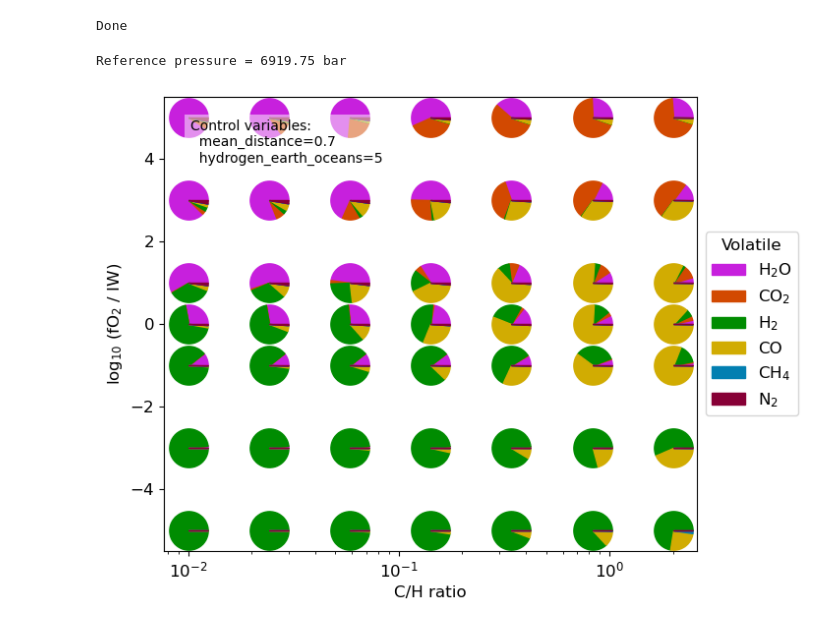
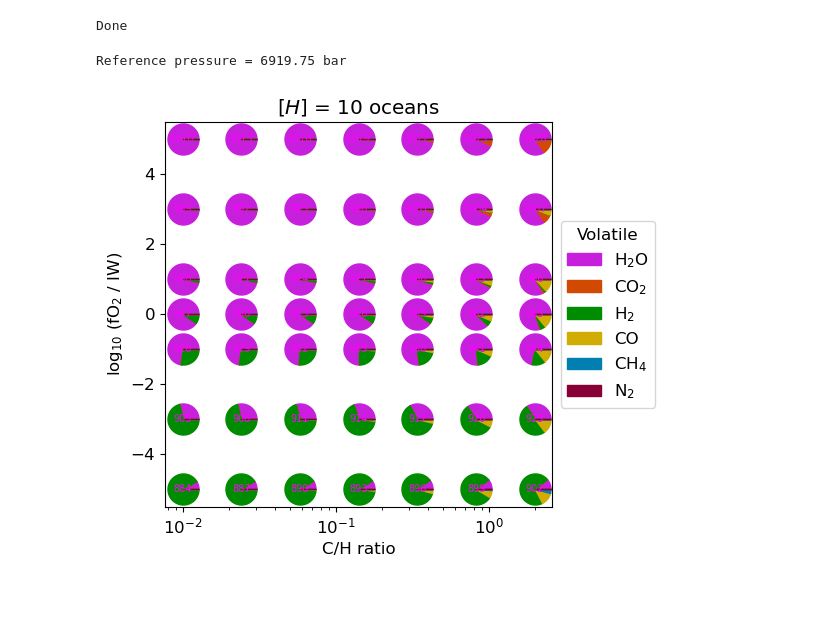
Before and after one commit to nichollsh/proteus_analysis, a Jupyter notebook: composition_pies.ipynb, the cells around one changed output. Saved outputs shown, nothing was run; the diff lists cells and outputs as text; code cells hidden in the pictures; blank space fills up the shorter version.

Commit message:
evolve spider plot

```diff
--- a/composition_pies.ipynb
+++ b/composition_pies.ipynb
@@ -45,7 +49,7 @@ def _pie(ax, x, y, s, ratios, colors, tris=50):
 
     return ax
 # %%
-def make_pies(x,x_lbl, y,y_lbl, control,plot_casenums=False,plot_controls=False, logx=False, logy=False):
+def make_pies(x,x_lbl, y,y_lbl, control,plot_casenums=False,plot_controls=False, plot_legend=True, logx=False, logy=False, title="", r_ref=800.0, outpath="output/recent_pies.pdf"):
     # Make plot
     x_plt = np.array([], dtype=float) # x variable
     y_plt = np.array([], dtype=float) # y variable
@@ -71,7 +75,7 @@ def make_pies(x,x_lbl, y,y_lbl, control,plot_casenums=False,plot_controls=False,
 
     b_plt = np.invert(g_plt)
 
-    fig,ax = plt.subplots(1,1, figsize=(7,6))
+    fig,ax = plt.subplots(1,1, figsize=(5,5))
 
     present = np.full(len(lg.volatile_species), False)
     for j,v in enumerate(lg.volatile_species):
@@ -82,7 +86,6 @@ def make_pies(x,x_lbl, y,y_lbl, control,plot_casenums=False,plot_controls=False,
 
     # Make the pies
     p_ref = np.amax(lg.access_hvars(hvars,"P_surf",-1))
-    r_ref = 800.0
     print("Reference pressure = %g bar"%p_ref)
     for i in range(len(x_plt)):
         ratios = []
@@ -98,11 +101,12 @@ def make_pies(x,x_lbl, y,y_lbl, control,plot_casenums=False,plot_controls=False,
         ax = _pie(ax, x_plt[i], y_plt[i], s, ratios, colors)
 
     # Legend
-    patches = []
-    for j,v in enumerate(lg.volatile_species):
-        if present[j]:
-            patches.append(mpatches.Patch(color=lg.volatile_colors[v], label=lg.volatile_pretty[v]))
-    ax.legend(handles=patches,loc='center left', bbox_to_anchor=(1, 0.5), title="Volatile")
+    if plot_legend:
+        patches = []
+        for j,v in enumerate(lg.volatile_species):
+            if present[j]:
+                patches.append(mpatches.Patch(color=lg.volatile_colors[v], label=lg.volatile_pretty[v]))
+        ax.legend(handles=patches,loc='center left', bbox_to_anchor=(1, 0.5), title="Volatile")
 
     if plot_casenums:
         for i in range(len(x_plt)):
@@ -124,19 +128,28 @@ def make_pies(x,x_lbl, y,y_lbl, control,plot_casenums=False,plot_controls=False,
     if logx:
         ax.set_xscale("log")
 
-    fig.savefig("output/recent_pies.pdf", bbox_inches='tight')
+    if len(title)>0:
+        ax.set_title(title)
+
+    fig.savefig(outpath, bbox_inches='tight')
     plt.show()
 # %%
 # Variables
 x = cvars["CH_ratio"];      x_lbl = "C/H ratio";                    logx=True
 y = cvars["fO2_shift_IW"];  y_lbl = "log$_{10}$ (fO$_{2}$ / IW)";   logy=False
-control = {"mean_distance":0.7, "hydrogen_earth_oceans":5.0}
+control = {"mean_distance":3.0, "hydrogen_earth_oceans":10.0}
 
-plot_controls = True
-plot_casenums = False
+plot_controls = False
+plot_casenums = True
+title         = r"$[H]$ = %d ocean%s"%(control["hydrogen_earth_oceans"], "s" if (control["hydrogen_earth_oceans"]!=1) else "" )
+r_ref         = 500.0
+
+outpath       = "output/recent_pies.pdf"
+plot_legend   = True
+# y_lbl         = ""
 
 make_pies(x,x_lbl, y,y_lbl, control, logx=logx, logy=logy,
-          plot_casenums=plot_casenums, plot_controls=plot_controls)
+          plot_casenums=plot_casenums, plot_controls=plot_controls, plot_legend=plot_legend, title=title, r_ref=r_ref, outpath=outpath)
 # %% [output]
 Reference pressure = 6919.75 bar
-[figure, old version]
+[figure, new version]
```
Also changed, not shown: parts of 1 cell of this notebook, 3 other files.
